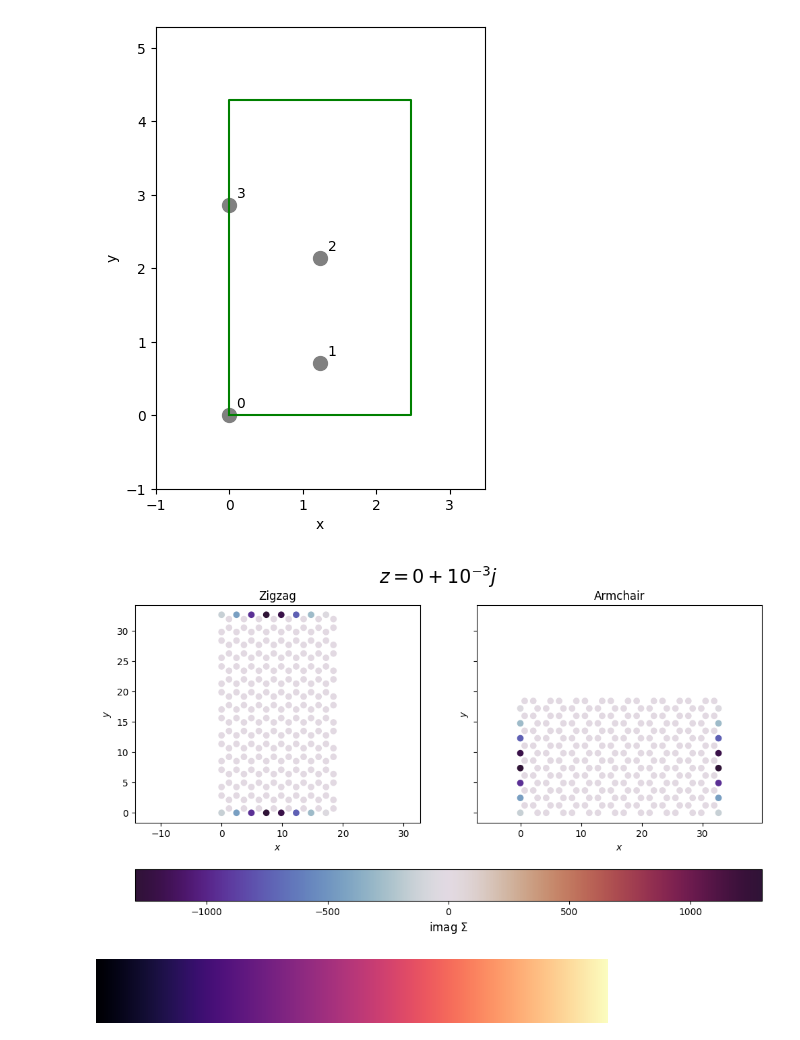
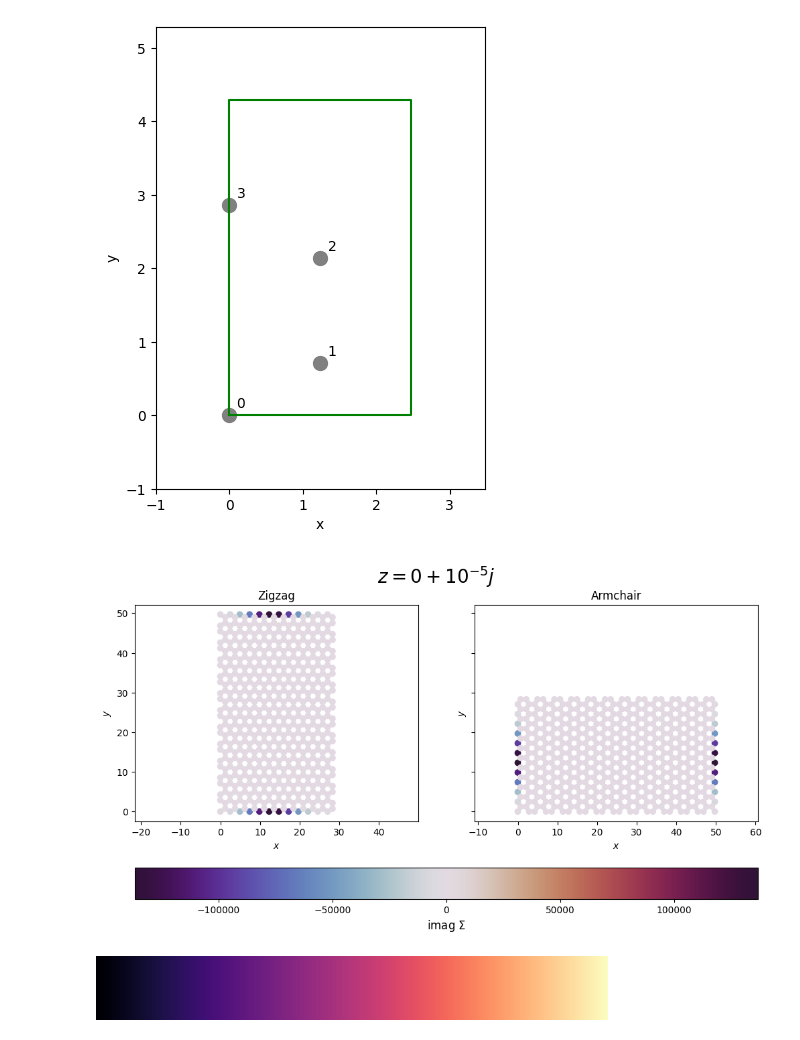
Before and after one commit to BastianValhoj/QTM-ML, a Jupyter notebook: scripts/develop_rse_armchair-zigzag.ipynb, the cells around one changed output. Saved outputs shown, nothing was run; the diff lists cells and outputs as text; code cells hidden in the pictures.

Commit message:
plotting RSE for armchair and zig-zag

```diff
--- a/scripts/develop_rse_armchair-zigzag.ipynb
+++ b/scripts/develop_rse_armchair-zigzag.ipynb
@@ -11,9 +11,9 @@ import ipywidgets as widgets
 from ipywidgets import interact, Dropdown, fixed, IntSlider
 from mpl_toolkits.axes_grid1 import make_axes_locatable
 # %%
-N0 = N1 = 8
-ETA = 1e-3
-NK1 = 250
+N0 = N1 = 12
+ETA = 1e-5
+NK1 = 500
 DELTA_E = 0.1
 EMAX = 0.
 EMIN = -EMAX
@@ -150,37 +99,37 @@ for i, kind in enumerate(["zigzag", "armchair"]):
 
     # --- plotting ---
     part = "imag"
     use_sub = True
 
 
     if use_sub:
         x,y,z = Ham_sub.xyz.T
         rse_diag = np.diagonal(RSE_sub).copy()
     else:
         x,y,z = HamNN.xyz.T
         rse_diag = np.diagonal(RSE).copy()
 
-
+    vmax = np.abs([np.imag(rse_diag), np.real(rse_diag)]).max()
+    vmin = -vmax
 
 
     if part == "imag": rse_diag = np.imag(rse_diag)
     else: rse_diag = np.real(rse_diag)
-    vmax = np.abs(rse_diag).max()
-    vmin = -vmax
+
     sc = axes[i].scatter(x, y, c=rse_diag, vmin=vmin, vmax=vmax, cmap="twilight_shifted")
     axes[i].set(xlabel=r"$x$",
                 ylabel=r"$y$",
                 title=f"{kind.capitalize()}")
 
     axes[i].axis("equal")
 
 fig.suptitle(rf"$z = 0 + 10^{{{np.log10(ETA):.0f}}}j$", size=20)
 cbar = fig.colorbar(sc, ax=axes, location="bottom", orientation="horizontal", pad=0.15)
 cbar.set_label(rf"{part} $\Sigma$", size=12)
 # fig.tight_layout()
 fig.canvas.draw()
 # %% [output]
-[figure, old version]
+[figure, new version]
 # %%
 from matplotlib.cm import cmaps_listed
 for key in cmaps_listed.keys():
```
Also changed, not shown: parts of 4 cells of this notebook.
